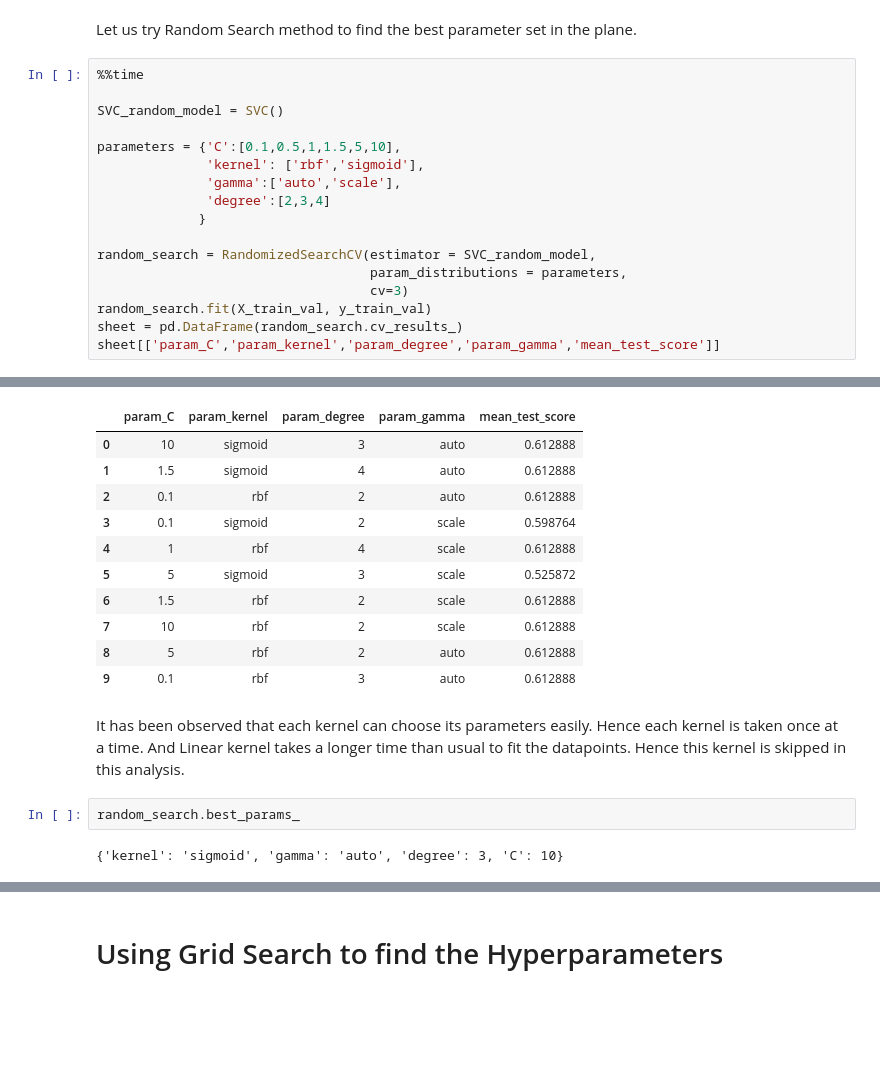
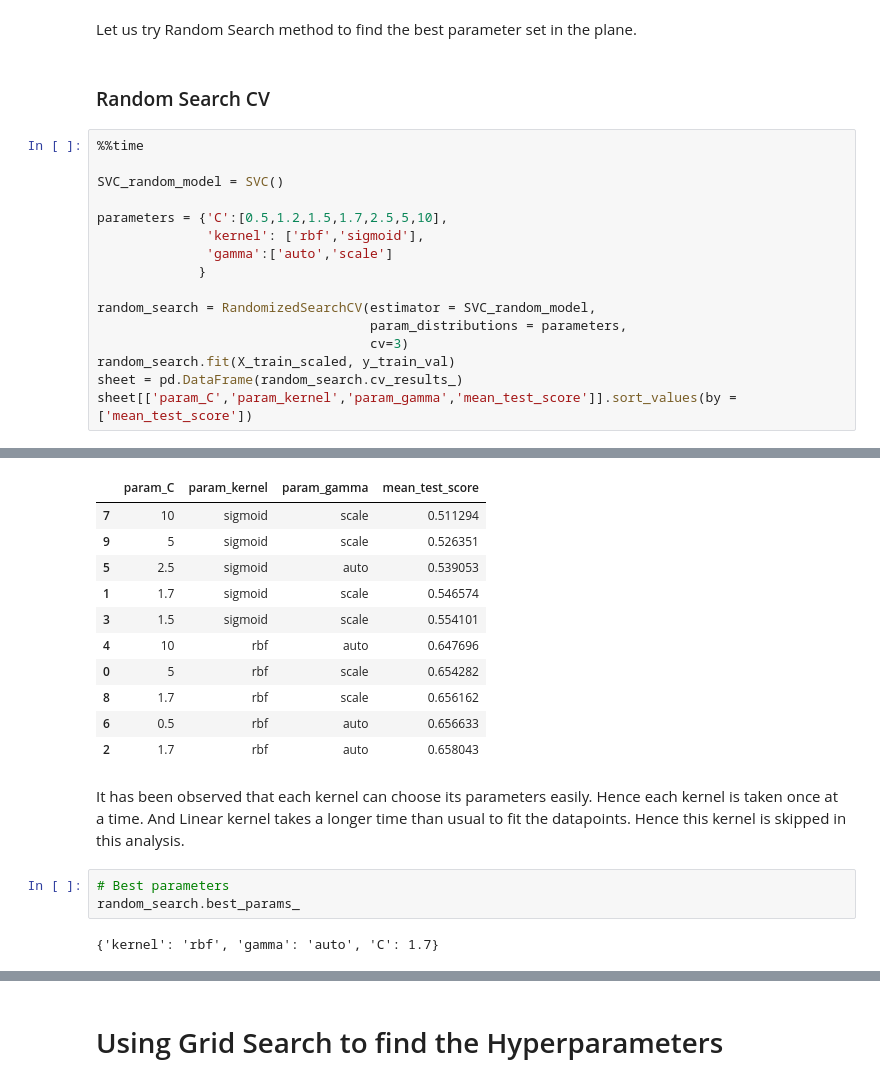
Before and after one commit to gtharun04/Water-Potability, a Jupyter notebook: NN Coursework/Water Quality Prediction.ipynb, the cells around one changed output, grey strips where cells are left out. Drawn from its saved outputs; the diff is of its cells as text; blank space fills up the shorter version.

```diff
--- a/NN Coursework/Water Quality Prediction.ipynb
+++ b/NN Coursework/Water Quality Prediction.ipynb
@@ -389,21 +404,22 @@ We haven't choosed any of the parameters as of now while valuating the performan
 ## Hyperparameter Tuning for SVC model
 # %% [markdown]
 Let us try Random Search method to find the best parameter set in the plane.
+# %% [markdown]
+### Random Search CV
 # %%
 %%time
 
 SVC_random_model = SVC()
 
-parameters = {'C':[0.1,0.5,1,1.5,5,10],
+parameters = {'C':[0.5,1.2,1.5,1.7,2.5,5,10],
               'kernel': ['rbf','sigmoid'],
-              'gamma':['auto','scale'],
-              'degree':[2,3,4]
+              'gamma':['auto','scale']
              }
 
 random_search = RandomizedSearchCV(estimator = SVC_random_model,
                                    param_distributions = parameters,
                                    cv=3)
-random_search.fit(X_train_val, y_train_val)
+random_search.fit(X_train_scaled, y_train_val)
 sheet = pd.DataFrame(random_search.cv_results_)
-sheet[['param_C','param_kernel','param_degree','param_gamma','mean_test_score']]
+sheet[['param_C','param_kernel','param_gamma','mean_test_score']].sort_values(by =['mean_test_score'])
 # %% [output]
@@ -412,18 +428,19 @@ Wall time: 4.43 s
-|  | param_C | param_kernel | param_degree | param_gamma | mean_test_score |
-| 0 | 10 | sigmoid | 3 | auto | 0.612888 |
-| 1 | 1.5 | sigmoid | 4 | auto | 0.612888 |
-| 2 | 0.1 | rbf | 2 | auto | 0.612888 |
-| 3 | 0.1 | sigmoid | 2 | scale | 0.598764 |
-| 4 | 1 | rbf | 4 | scale | 0.612888 |
-| 5 | 5 | sigmoid | 3 | scale | 0.525872 |
-| 6 | 1.5 | rbf | 2 | scale | 0.612888 |
-| 7 | 10 | rbf | 2 | scale | 0.612888 |
-| 8 | 5 | rbf | 2 | auto | 0.612888 |
-| 9 | 0.1 | rbf | 3 | auto | 0.612888 |
+|  | param_C | param_kernel | param_gamma | mean_test_score |
+| 7 | 10 | sigmoid | scale | 0.511294 |
+| 9 | 5 | sigmoid | scale | 0.526351 |
+| 5 | 2.5 | sigmoid | auto | 0.539053 |
+| 1 | 1.7 | sigmoid | scale | 0.546574 |
+| 3 | 1.5 | sigmoid | scale | 0.554101 |
+| 4 | 10 | rbf | auto | 0.647696 |
+| 0 | 5 | rbf | scale | 0.654282 |
+| 8 | 1.7 | rbf | scale | 0.656162 |
+| 6 | 0.5 | rbf | auto | 0.656633 |
+| 2 | 1.7 | rbf | auto | 0.658043 |
 # %% [markdown]
 It has been observed that each kernel can choose its parameters easily. Hence each kernel is taken once at a time. And Linear kernel takes a longer time than usual to fit the datapoints. Hence this kernel is skipped in this analysis.
-# %%
-random_search.best_params_
-# %% [output]
-{'kernel': 'sigmoid', 'gamma': 'auto', 'degree': 3, 'C': 10}
+# %%
+# Best parameters
+random_search.best_params_
+# %% [output]
+{'kernel': 'rbf', 'gamma': 'auto', 'C': 1.7}
 # %%
```
Also changed, not shown: parts of 149 cells of this notebook.
